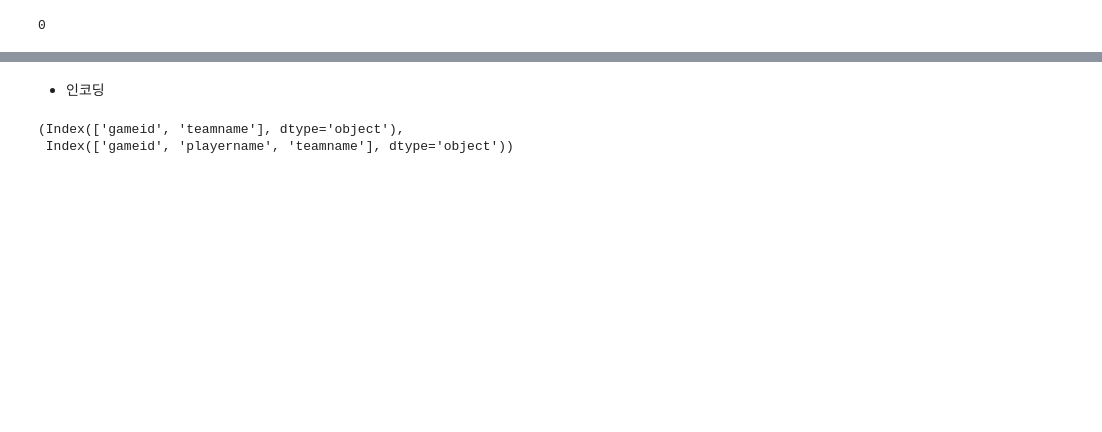
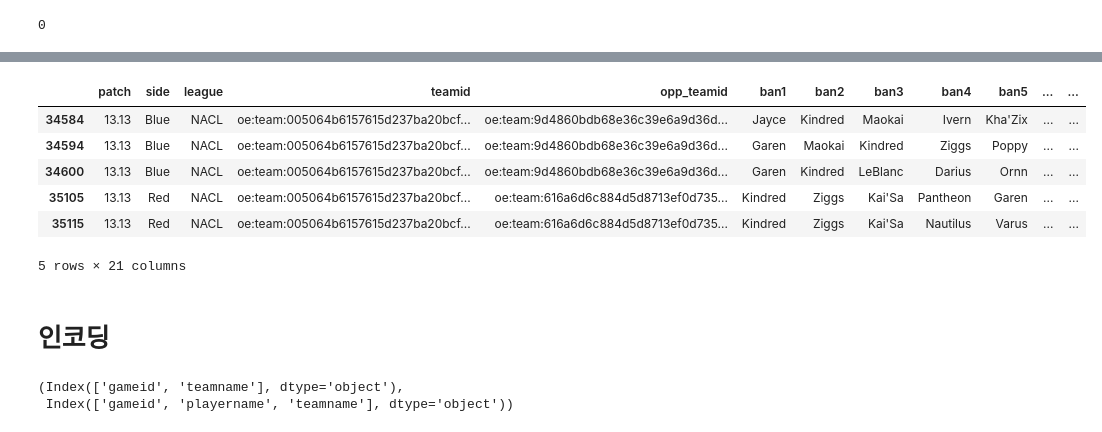
Before and after one commit to koeyhi/ms_3rd_datathon, a Jupyter notebook: preprocess.ipynb, the cells around one changed output, grey strips where cells are left out. Saved outputs shown, nothing was run; the diff lists cells and outputs as text; code cells hidden in the pictures; blank space fills up the shorter version.

```diff
--- a/preprocess.ipynb
+++ b/preprocess.ipynb
@@ -417,5 +520,58 @@ players_test["opp_teamid"] = players_test["opp_teamid"].astype("category")
+# %%
+# 팀별 맞대결 승률 계산
+def calculate_h2h_winrate(df):
+    h2h_stats = {}
+    for _, row in df.iterrows():
+        team = row['teamid']
+        opp = row['opp_teamid']
+        result = row['result']
+
+        if (team, opp) not in h2h_stats:
+            h2h_stats[(team, opp)] = {'wins': 0, 'total': 0}
+
+        h2h_stats[(team, opp)]['total'] += 1
+        if result == 1:
+            h2h_stats[(team, opp)]['wins'] += 1
+
+    return h2h_stats
+
+# 훈련 데이터로 맞대결 통계 계산
+h2h_stats = calculate_h2h_winrate(teams_train)
+
+# 맞대결 승률을 계산하는 함수
+def get_h2h_winrate(team, opp, stats):
+    if (team, opp) in stats:
+        record = stats[(team, opp)]
+        return record['wins'] / record['total']
+    return 0.5  # 첫 맞대결인 경우 0.5 반환
+
+# 훈련 데이터와 테스트 데이터에 맞대결 승률 추가
+teams_train['h2h_winrate'] = teams_train.apply(
+    lambda x: get_h2h_winrate(x['teamid'], x['opp_teamid'], h2h_stats), axis=1
+)
+
+teams_test['h2h_winrate'] = teams_test.apply(
+    lambda x: get_h2h_winrate(x['teamid'], x['opp_teamid'], h2h_stats), axis=1
+)
+
+# 특성 리스트에 h2h_winrate 추가
+pre_game_features.append('h2h_winrate')
+
+# 입력 데이터 업데이트
+train_input = teams_train[pre_game_features]
+test_input = teams_test[pre_game_features]
+# %%
+train_input.head()
+# %% [output]
+|  | patch | side | league | teamid | opp_teamid | ban1 | ban2 | ban3 | ban4 | ban5 | ... | ... |
+| 34584 | 13.13 | Blue | NACL | oe:team:005064b6157615d237ba20bcf... | oe:team:9d4860bdb68e36c39e6a9d36d... | Jayce | Kindred | Maokai | Ivern | Kha'Zix | ... | ... |
+| 34594 | 13.13 | Blue | NACL | oe:team:005064b6157615d237ba20bcf... | oe:team:9d4860bdb68e36c39e6a9d36d... | Garen | Maokai | Kindred | Ziggs | Poppy | ... | ... |
+| 34600 | 13.13 | Blue | NACL | oe:team:005064b6157615d237ba20bcf... | oe:team:9d4860bdb68e36c39e6a9d36d... | Garen | Kindred | LeBlanc | Darius | Ornn | ... | ... |
+| 35105 | 13.13 | Red | NACL | oe:team:005064b6157615d237ba20bcf... | oe:team:616a6d6c884d5d8713ef0d735... | Kindred | Ziggs | Kai'Sa | Pantheon | Garen | ... | ... |
+| 35115 | 13.13 | Red | NACL | oe:team:005064b6157615d237ba20bcf... | oe:team:616a6d6c884d5d8713ef0d735... | Kindred | Ziggs | Kai'Sa | Nautilus | Varus | ... | ... |
+5 rows × 21 columns
 # %% [markdown]
-- 인코딩
+# 인코딩
 # %%
 teams_train["side"] = teams_train["side"].map({"Blue": 0, "Red": 1})
 teams_test["side"] = teams_test["side"].map({"Blue": 0, "Red": 1})
```
Also changed, not shown: parts of 29 cells of this notebook, 3 other files.
